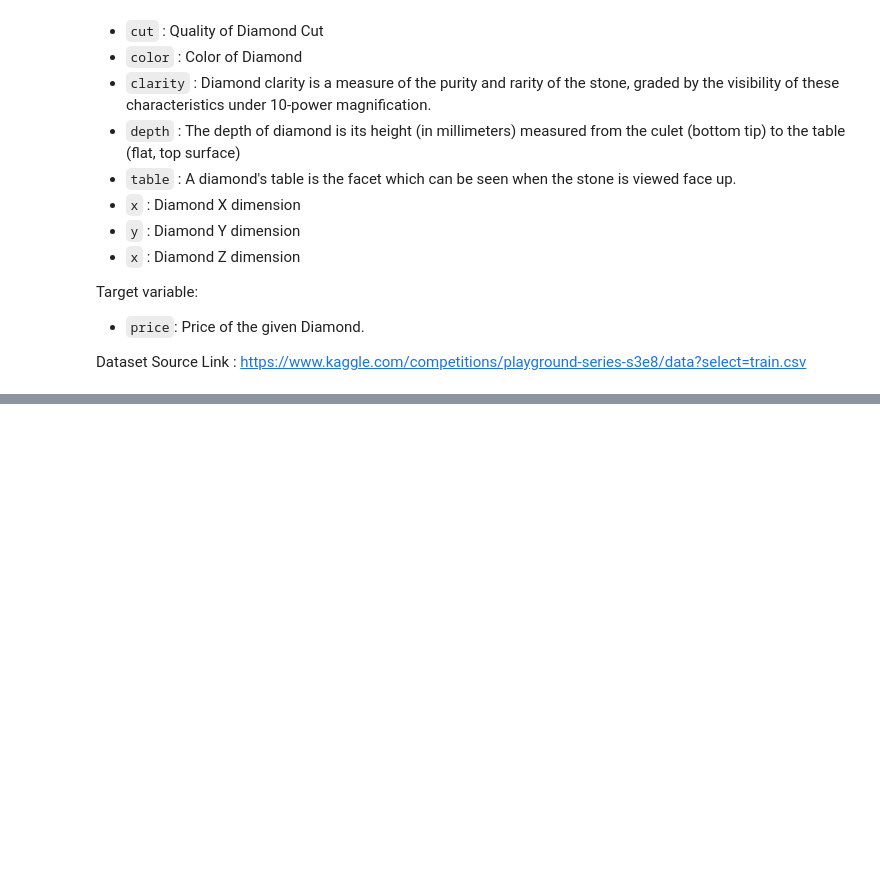
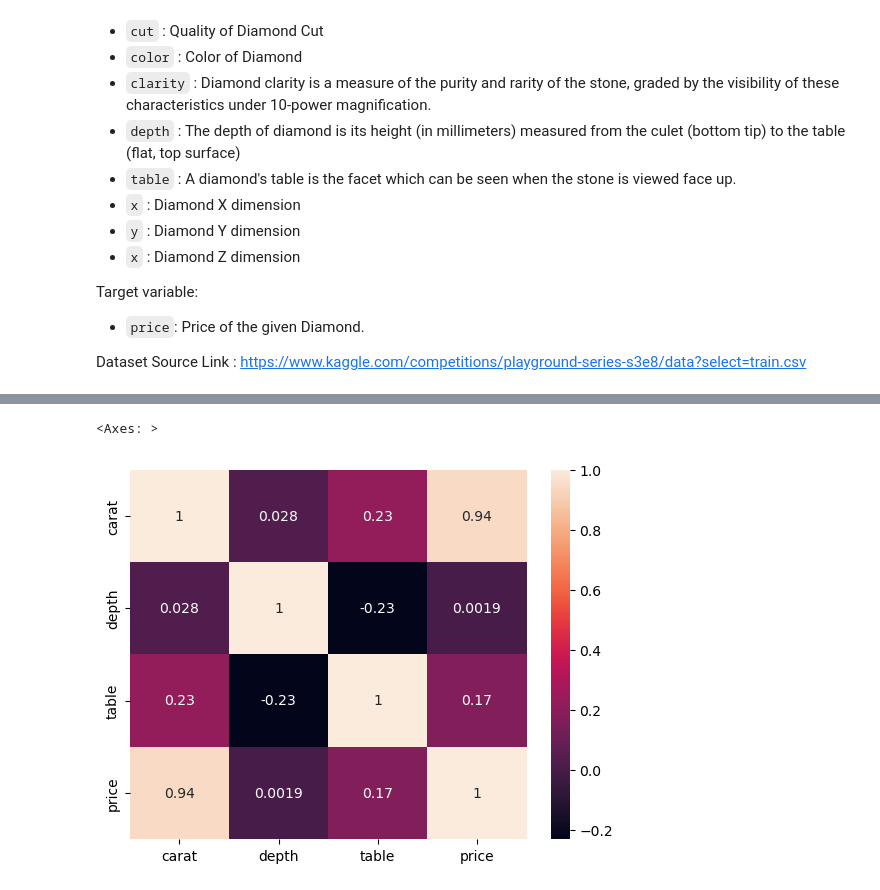
Before and after one commit to Er-Luciferr/DiamondPriceML, a Jupyter notebook: notebook/EDA.ipynb, the cells around one changed output, grey strips where cells are left out. Drawn from its saved outputs; the diff is of its cells as text; code cells hidden in the pictures; blank space fills up the shorter version.

```diff
--- a/notebook/EDA.ipynb
+++ b/notebook/EDA.ipynb
@@ -49,0 +163,2 @@ df1[cat_cols].describe()
+# %%
+df_num = df1[num_cols].drop(labels=['x','y','z'],axis=1)
@@ -49,0 +181,5 @@ df1[cat_cols].describe()
+# %%
+sns.heatmap(df_num.corr(),annot=True)
+# %% [output]
+<Axes: >
+[figure, added]
```
Also changed, not shown: parts of 22 cells of this notebook, 1 other file.
